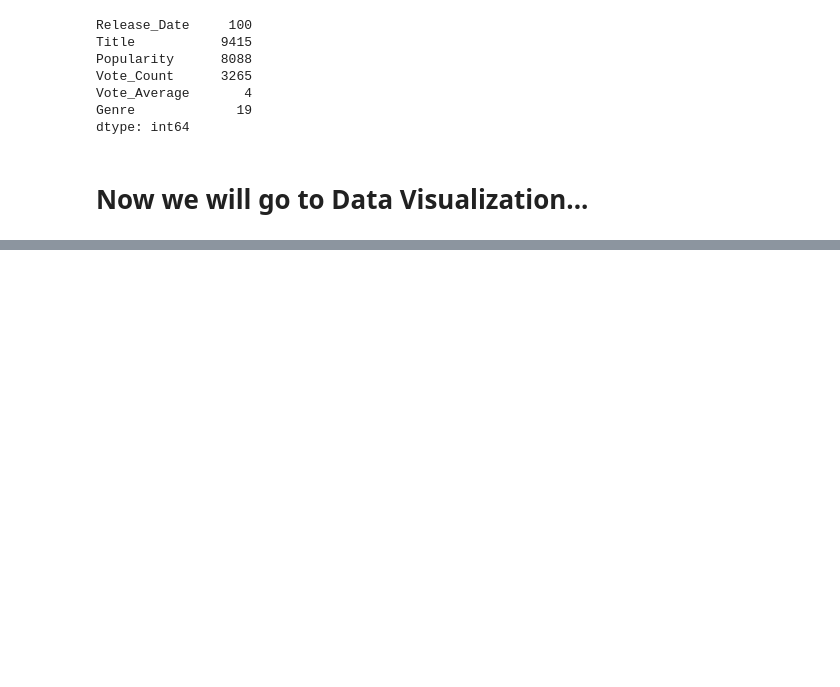
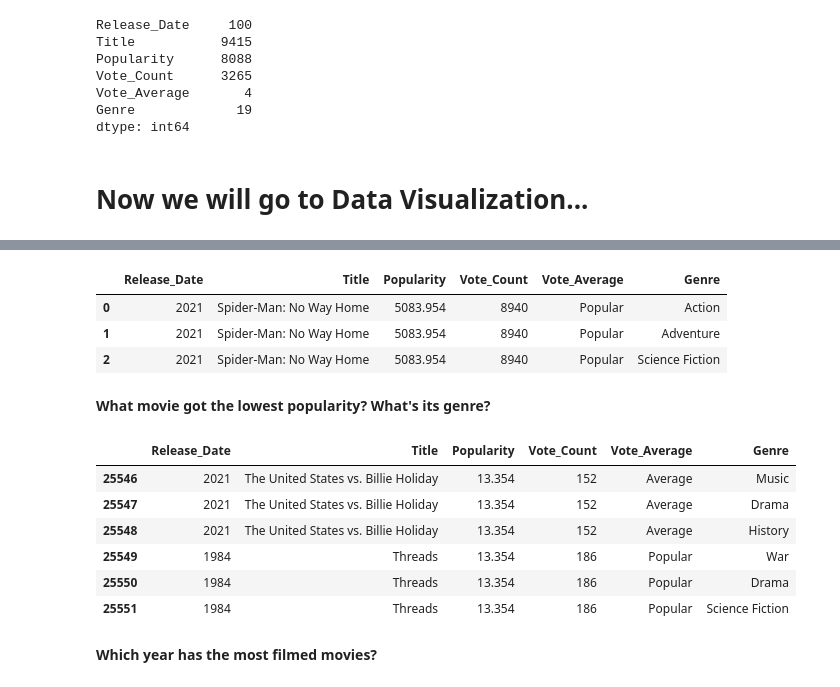
Before and after one commit to sudo-ashu/NetflixMovieAnalysis, a Jupyter notebook: NetflixMovieAnalysis.ipynb, the cells around one changed output, grey strips where cells are left out. Drawn from its saved outputs; the diff is of its cells as text; code cells hidden in the pictures; blank space fills up the shorter version.

```diff
--- a/NetflixMovieAnalysis.ipynb
+++ b/NetflixMovieAnalysis.ipynb
@@ -212,0 +267,21 @@ dtype: int64
+# %%
+df[df['Popularity'] == df['Popularity'].max()]
+# %% [output]
+|  | Release_Date | Title | Popularity | Vote_Count | Vote_Average | Genre |
+| 0 | 2021 | Spider-Man: No Way Home | 5083.954 | 8940 | Popular | Action |
+| 1 | 2021 | Spider-Man: No Way Home | 5083.954 | 8940 | Popular | Adventure |
+| 2 | 2021 | Spider-Man: No Way Home | 5083.954 | 8940 | Popular | Science Fiction |
+# %% [markdown]
+**What movie got the lowest popularity? What's its genre?**
+# %%
+df[df['Popularity'] == df['Popularity'].min()]
+# %% [output]
+|  | Release_Date | Title | Popularity | Vote_Count | Vote_Average | Genre |
+| 25546 | 2021 | The United States vs. Billie Holiday | 13.354 | 152 | Average | Music |
+| 25547 | 2021 | The United States vs. Billie Holiday | 13.354 | 152 | Average | Drama |
+| 25548 | 2021 | The United States vs. Billie Holiday | 13.354 | 152 | Average | History |
+| 25549 | 1984 | Threads | 13.354 | 186 | Popular | War |
+| 25550 | 1984 | Threads | 13.354 | 186 | Popular | Drama |
+| 25551 | 1984 | Threads | 13.354 | 186 | Popular | Science Fiction |
+# %% [markdown]
+**Which year has the most filmed movies?**
```
Also changed, not shown: parts of 17 cells of this notebook.
